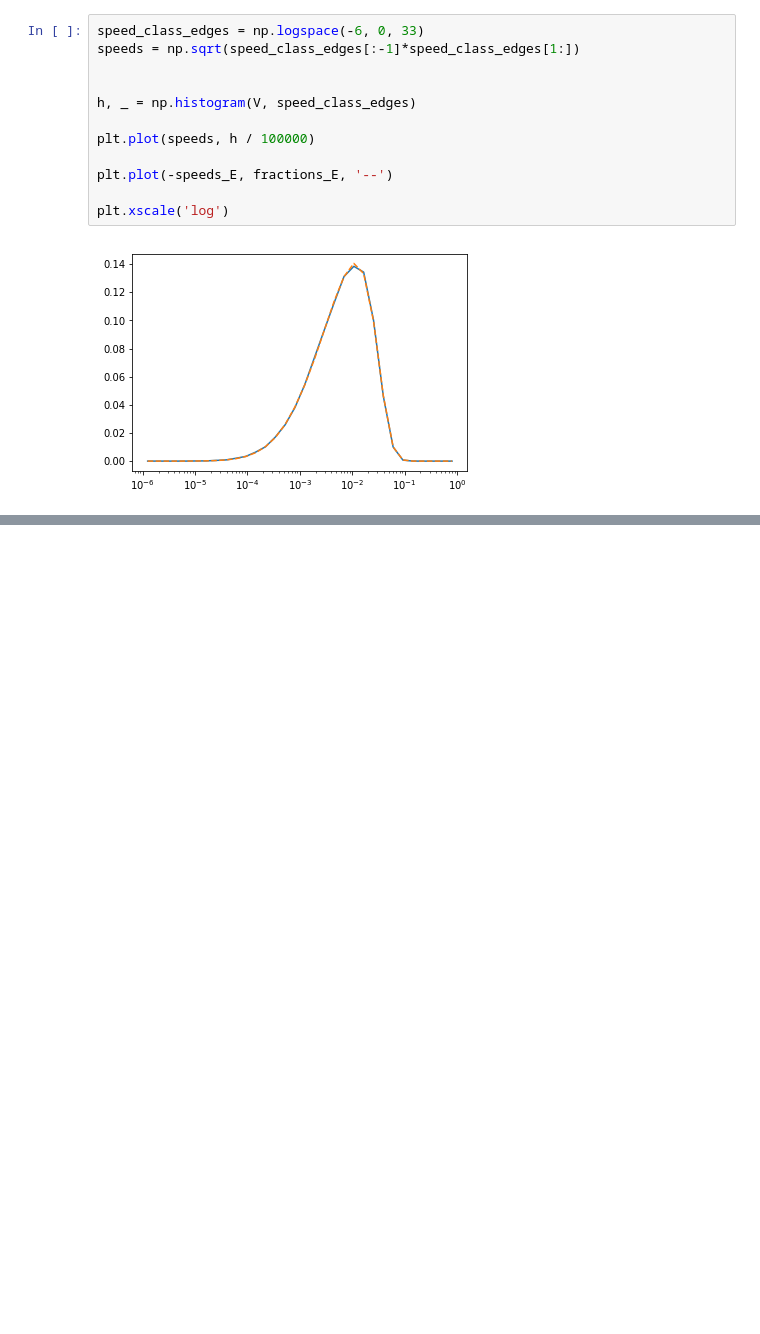
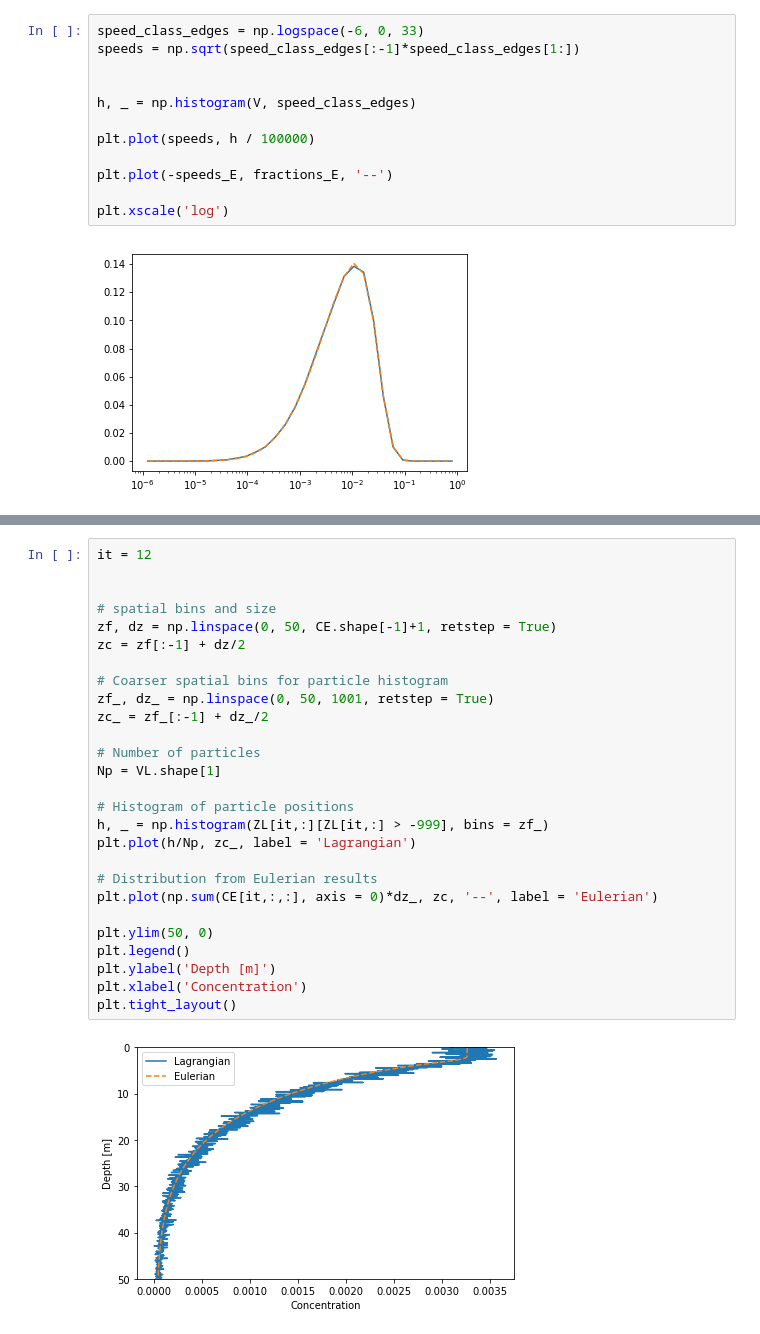
Before and after one commit to nordam/Eulerian-and-Lagrangian-methods, a Jupyter notebook: notebooks/Debugging.ipynb, the cells around one changed output, grey strips where cells are left out. Saved outputs shown, nothing was run; the diff lists cells and outputs as text; blank space fills up the shorter version.

```diff
--- a/notebooks/Debugging.ipynb
+++ b/notebooks/Debugging.ipynb
@@ -654,0 +683,29 @@ array([1.24093776e-06, 1.91095297e-06, 2.94272718e-06, 4.53158364e-06,
+# %%
+it = 12
+
+
+# spatial bins and size
+zf, dz = np.linspace(0, 50, CE.shape[-1]+1, retstep = True)
+zc = zf[:-1] + dz/2
+
+# Coarser spatial bins for particle histogram
+zf_, dz_ = np.linspace(0, 50, 1001, retstep = True)
+zc_ = zf_[:-1] + dz_/2
+
+# Number of particles
+Np = VL.shape[1]
+
+# Histogram of particle positions
+h, _ = np.histogram(ZL[it,:][ZL[it,:] > -999], bins = zf_)
+plt.plot(h/Np, zc_, label = 'Lagrangian')
+
+# Distribution from Eulerian results
+plt.plot(np.sum(CE[it,:,:], axis = 0)*dz_, zc, '--', label = 'Eulerian')
+
+plt.ylim(50, 0)
+plt.legend()
+plt.ylabel('Depth [m]')
+plt.xlabel('Concentration')
+plt.tight_layout()
+# %% [output]
+[figure, added]
```
Also changed, not shown: parts of 4 cells of this notebook, 4 other files.
